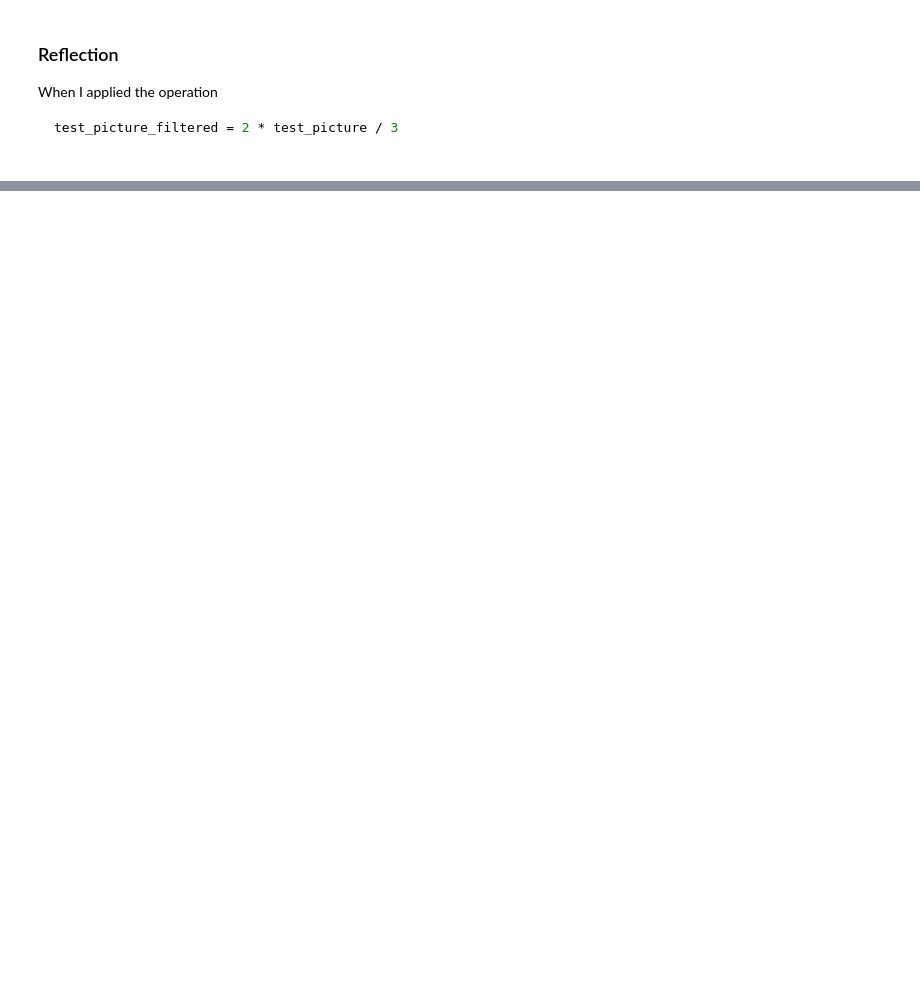
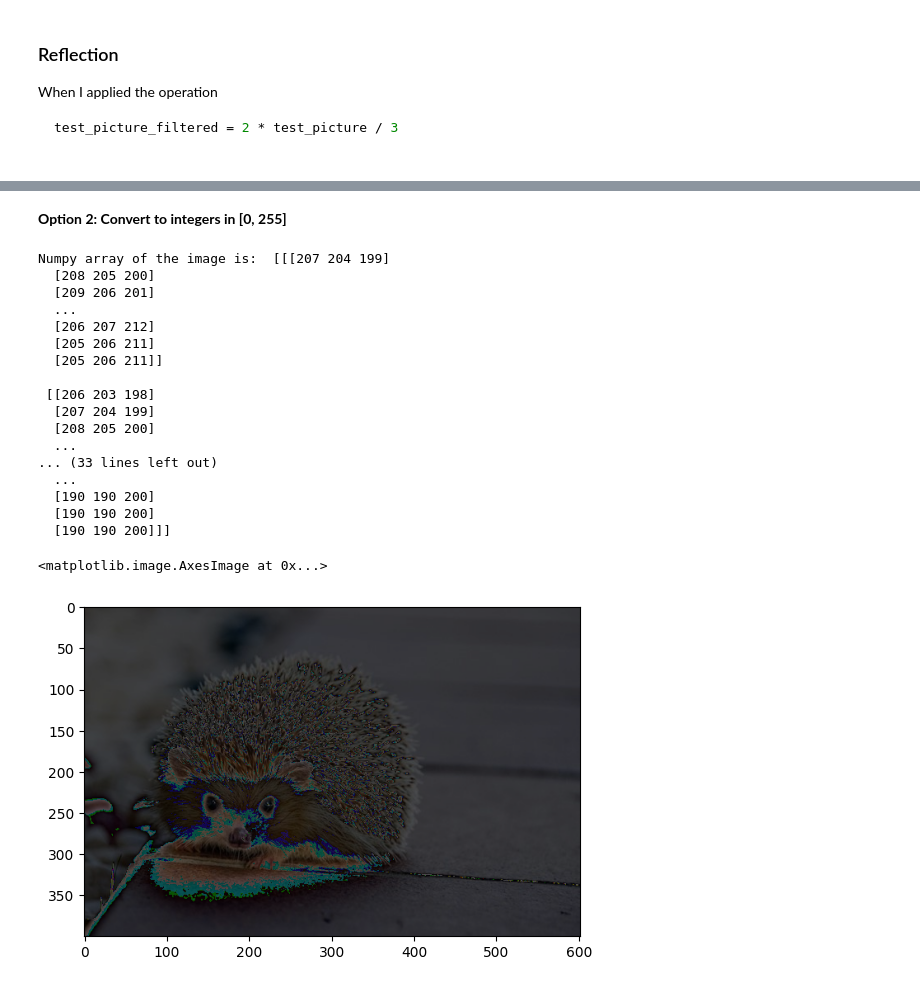
Before and after one commit to nooo525/ai-for-the-arts, a Jupyter notebook: coding_exercises.ipynb, the cells around one changed output, grey strips where cells are left out. Saved outputs shown, nothing was run; the diff lists cells and outputs as text; code cells hidden in the pictures; blank space fills up the shorter version.

```diff
--- a/coding_exercises.ipynb
+++ b/coding_exercises.ipynb
@@ -1511,0 +1493,28 @@ This exercise demonstrates that images are just arrays of numbers, and even a si
+# %% [markdown]
+**Option 2: Convert to integers in [0, 255]**
+# %%
+from matplotlib import pyplot
+test_picture_filtered = (2 * test_picture / 3).astype(np.uint8)
+pyplot.imshow(test_picture_filtered)
+print("Numpy array of the image is: ", test_picture)
+pyplot.imshow(test_picture_filtered)
+# %% [output]
+Numpy array of the image is:  [[[207 204 199]
+  [208 205 200]
+  [209 206 201]
+  ...
+  [206 207 212]
+  [205 206 211]
+  [205 206 211]]
+
+ [[206 203 198]
+  [207 204 199]
+  [208 205 200]
+  ...
+... (33 lines left out)
+  ...
+  [190 190 200]
+  [190 190 200]
+  [190 190 200]]]
+<matplotlib.image.AxesImage at 0x...>
+[figure, added]
```
Also changed, not shown: parts of 21 cells of this notebook.
